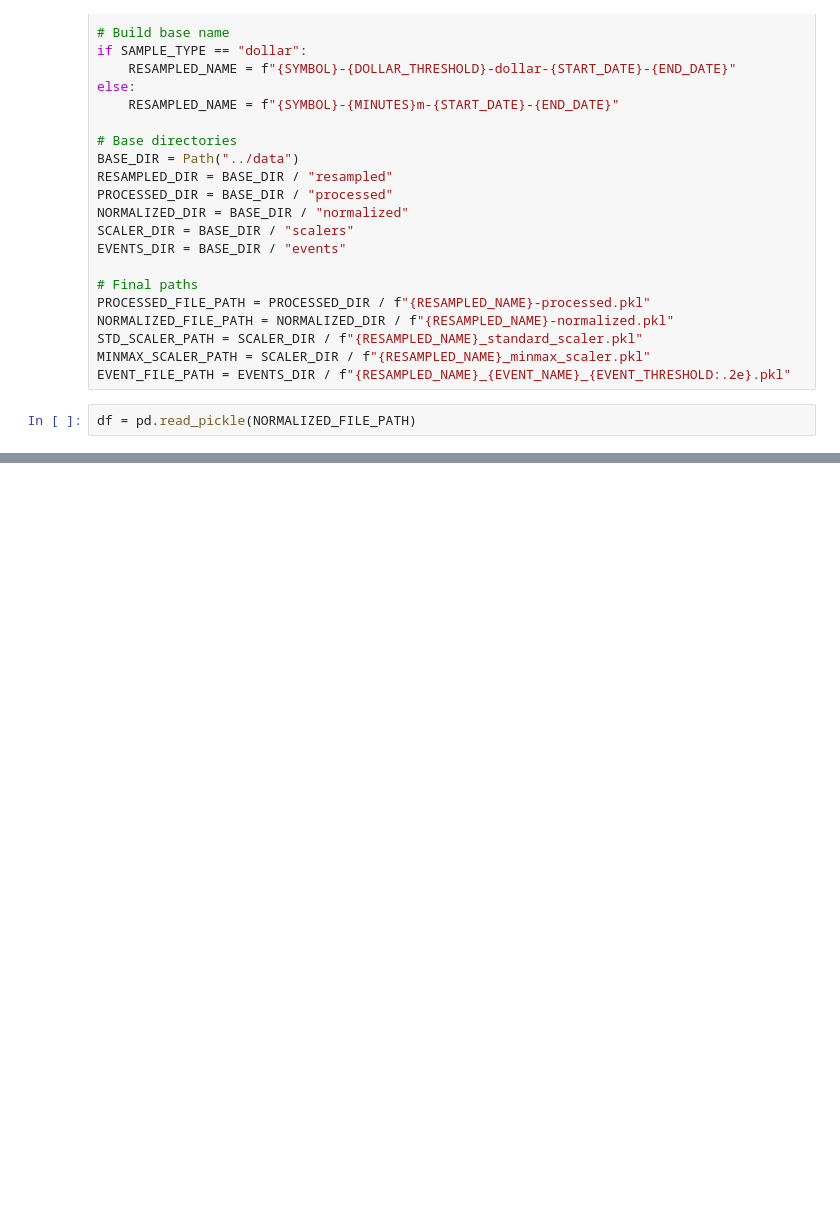
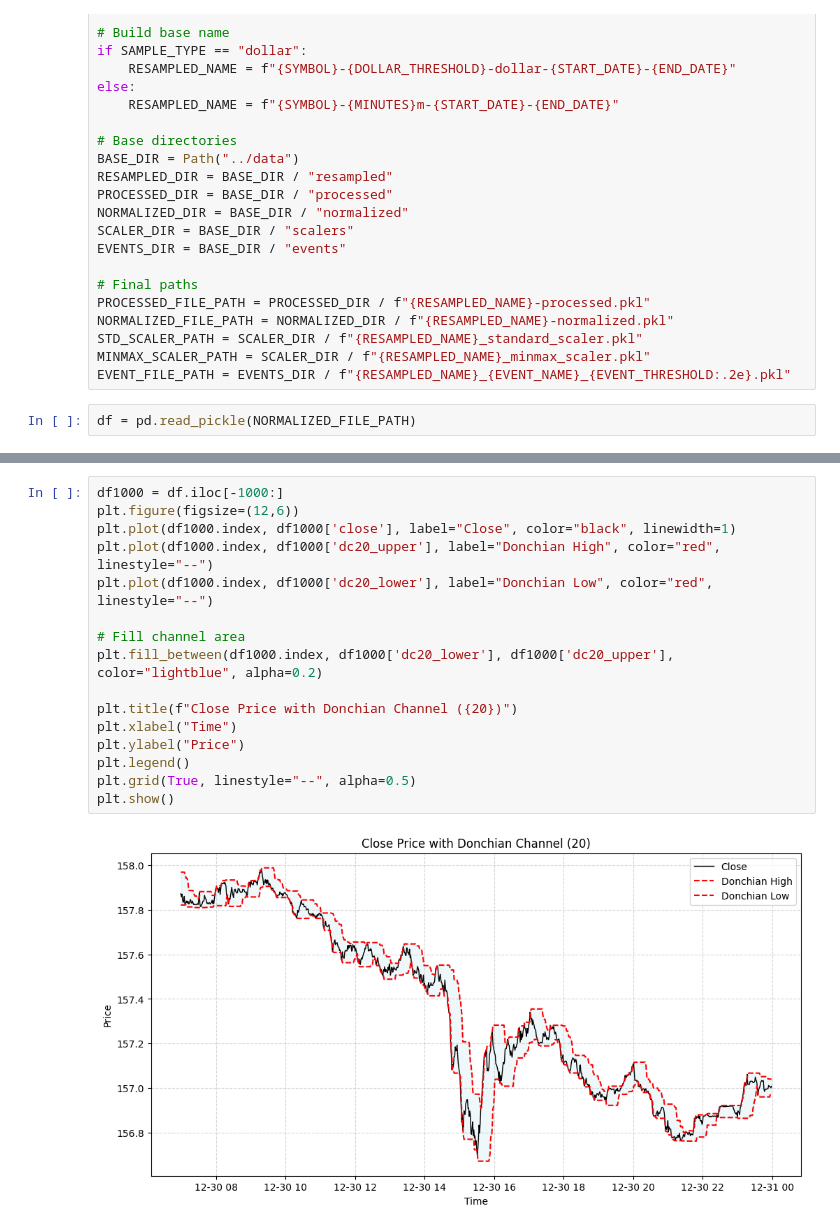
Before and after one commit to chillmelon/fxml, a Jupyter notebook: notebook/Examine_Data.ipynb, the cells around one changed output, grey strips where cells are left out. Cells and saved outputs as stored; diff of their text form; blank space fills up the shorter version.

```diff
--- a/notebook/Examine_Data.ipynb
+++ b/notebook/Examine_Data.ipynb
@@ -76,0 +96,18 @@ plt.show()
+# %%
+df1000 = df.iloc[-1000:]
+plt.figure(figsize=(12,6))
+plt.plot(df1000.index, df1000['close'], label="Close", color="black", linewidth=1)
+plt.plot(df1000.index, df1000['dc20_upper'], label="Donchian High", color="red", linestyle="--")
+plt.plot(df1000.index, df1000['dc20_lower'], label="Donchian Low", color="red", linestyle="--")
+
+# Fill channel area
+plt.fill_between(df1000.index, df1000['dc20_lower'], df1000['dc20_upper'], color="lightblue", alpha=0.2)
+
+plt.title(f"Close Price with Donchian Channel ({20})")
+plt.xlabel("Time")
+plt.ylabel("Price")
+plt.legend()
+plt.grid(True, linestyle="--", alpha=0.5)
+plt.show()
+# %% [output]
+[figure, added]
```
Also changed, not shown: parts of 4 cells of this notebook, 4 other files.
